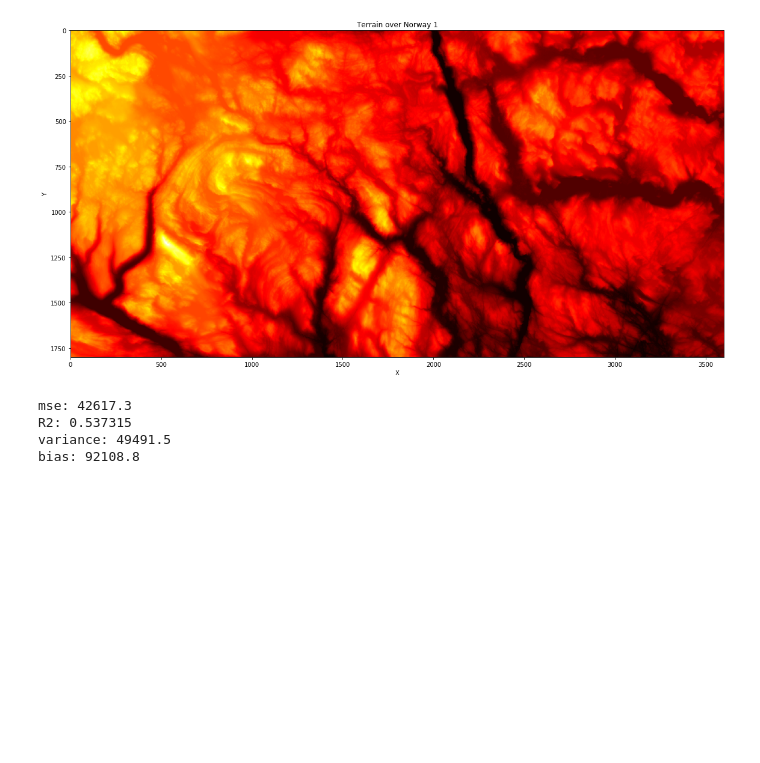
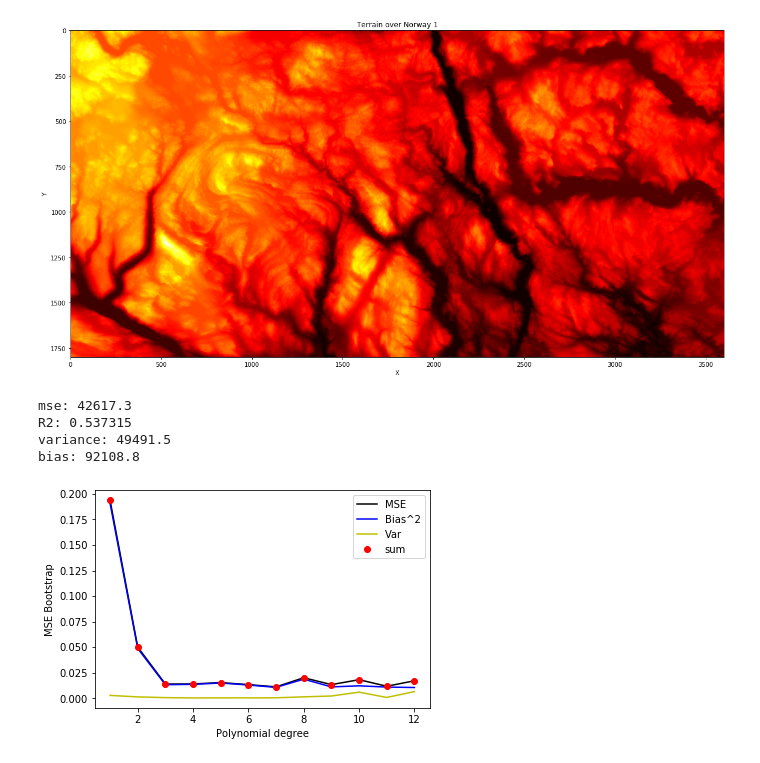
Before and after one commit to VemundST/Project1, a Jupyter notebook: main.ipynb, the cells around one changed output. Cells and saved outputs as stored; diff of their text form; code cells hidden in the pictures; blank space fills up the shorter version.

```diff
--- a/main.ipynb
+++ b/main.ipynb
@@ -717,3 +720,75 @@ mse: 42617.3
 R2: 0.537315
 variance: 49491.5
 bias: 92108.8
+# %%
+import numpy as np
+import matplotlib.pyplot as plt
+from sklearn.linear_model import LinearRegression, Ridge, Lasso
+from sklearn.preprocessing import PolynomialFeatures
+from sklearn.model_selection import train_test_split
+from sklearn.pipeline import make_pipeline
+from sklearn.utils import resample
+from sklearn.model_selection import KFold
+from sklearn.model_selection import cross_val_score#,metrics.explained_variance_score
+import sklearn.linear_model as skl
+import scipy.linalg as scl
+from sklearn.pipeline import Pipeline
+from sklearn import model_selection
+
+# The function we fit
+def true_fun(X):
+    return np.cos(1.5 * np.pi * X)
+
+
+
+#Bootstrap part and initializations
+np.random.seed(2018)
+err = []
+bi=[]
+vari=[]
+
+n = 200
+n_boostraps = 1000
+
+noise=0.1
+x = np.sort(np.random.uniform(0,1,n)).reshape(-1,1)
+y = true_fun(x).reshape(-1,1) + np.random.randn(len(x)).reshape(-1,1) * noise
+y_no_noise= true_fun(x)
+
+#Polynomial degree
+degrees = np.arange(1,16)
+
+
+#Bootstrap part
+for degree in degrees:
+    x_train, x_test, y_train, y_test = train_test_split(x, y, test_size=0.2)
+
+    model = make_pipeline(PolynomialFeatures(degree=degree), LinearRegression(fit_intercept=False))
+    y_pred = np.empty((y_test.shape[0], n_boostraps))
+    for i in range(n_boostraps):
+        x_, y_ = resample(x_train, y_train)
+        # Evaluate the new model on the same test data each time.
+        y_pred[:, i] = model.fit(x_, y_).predict(x_test).ravel()
+    error = np.mean( np.mean((y_test - y_pred)**2, axis=1, keepdims=True) )
+    bias = np.mean( (y_test - np.mean(y_pred, axis=1, keepdims=True))**2 )
+    variance = np.mean( np.var(y_pred, axis=1, keepdims=True) )
+    err.append(error)
+    bi.append(bias)
+    vari.append(variance)
+
+max_pd = 12 #max polynomial degree to plot to
+plt.figure()
+plt.plot(degrees[:max_pd],err[:max_pd],'k',label='MSE')
+plt.plot(degrees[:max_pd],bi[:max_pd],'b',label='Bias^2')
+plt.plot(degrees[:max_pd],vari[:max_pd],'y',label='Var')
+summ=np.zeros(len(vari))
+for i in range(len(err)):
+    summ[i]=vari[i]+bi[i]
+plt.plot(degrees[:max_pd],summ[:max_pd],'ro',label='sum')
+
+plt.xlabel('Polynomial degree')
+plt.ylabel('MSE Bootstrap')
+plt.legend()
+plt.show()
+# %% [output]
+[figure, added]
```
Also changed, not shown: parts of 10 cells of this notebook.
